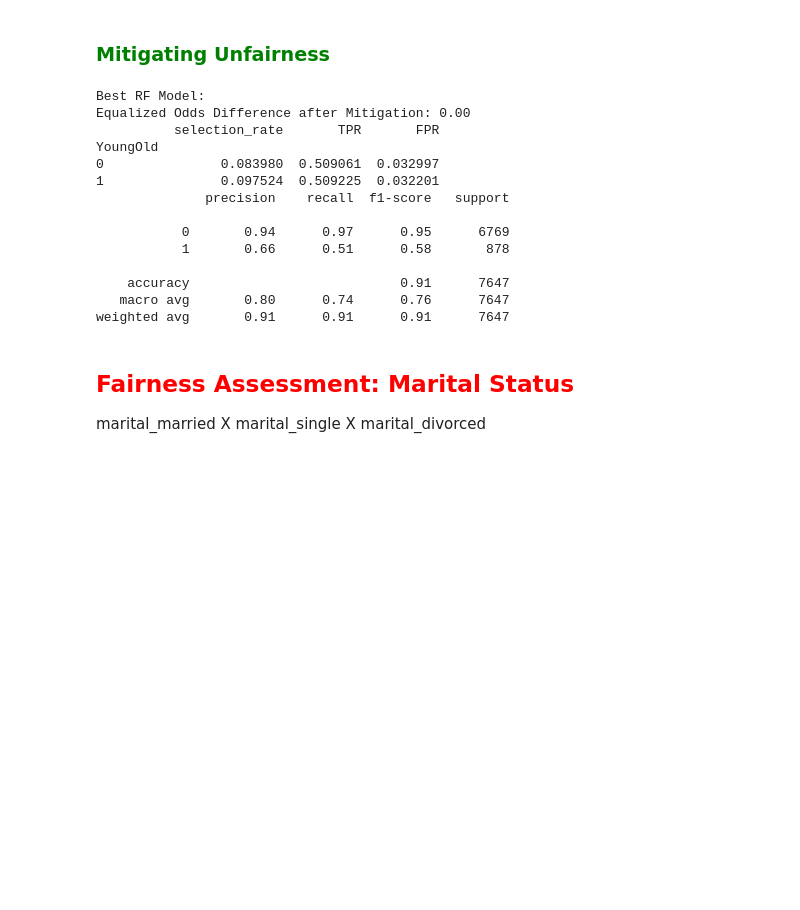
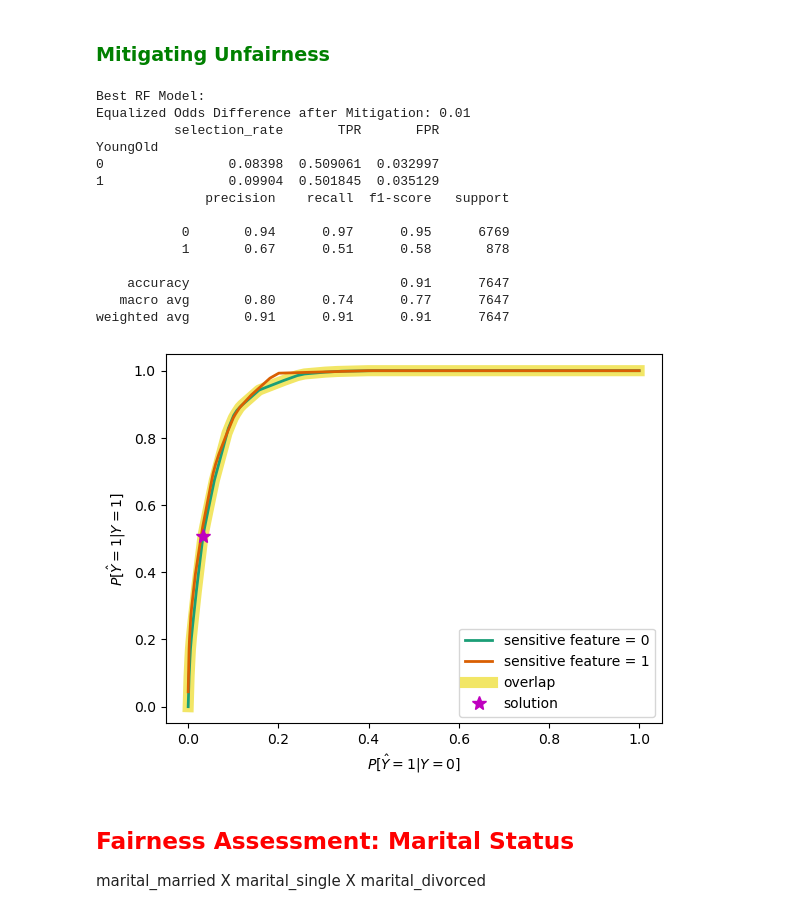
Before and after one commit to alibrizz/bdmn_exam_group3, a Jupyter notebook: Final Project_ MAIN.ipynb, the cells around one changed output. Cells and saved outputs as stored; diff of their text form; code cells hidden in the pictures; blank space fills up the shorter version.

```diff
--- a/Final Project_ MAIN.ipynb
+++ b/Final Project_ MAIN.ipynb
@@ -115,17 +108,6 @@ Text(0.5, 1.0, 'Correlation Heatmap')
 # %% [markdown]
 <h1>VISUALIZATION: Numerical variables</h1>
 # %%
-# FLUCTUATIONS OF 3 ECONOMIC FEATURES; STANDARDIZED
+# Palette
 pal = [ "#ff6600", "#0099ff", "#2BC344"]
 sns.set_palette(pal)
-
-bankdf["day"] = int(1)
-bankdf['date']=pd.to_datetime(bankdf[['year','month','day']])
-
-scaler = preprocessing.MinMaxScaler()
-dfp = pd.pivot_table(data=bankdf, index='date', values=["cons.price.idx", "emp.var.rate","cons.conf.idx"],
-                     aggfunc='first')
-
-dfp[:] = scaler.fit_transform(dfp)
-
-dfp.plot(figsize=(10, 4), ylabel='', xlabel='Date', rot=0) #with standardized data. looking at fluctuations over time
@@ -324,7 +289,6 @@ Furthermore, the same problem concerns the two features called: pdays and previo
 Last, we are dropping year because correlation is too high with the economic and social features (was created starting from those)
 # %%
 # High Correlation:
-
-bankdf = bankdf.drop(['emp.var.rate', 'pdays', 'month_name', 'date', 'day', 'year'], axis=1)
+bankdf = bankdf.drop(['emp.var.rate', 'pdays', 'month_name', 'year'], axis=1)
 # %%
 # Remove duplicates: from 38245 to 38232
@@ -1530,19 +1388,23 @@ best_rf_model_y_pred_mitigated = postprocessor.predict(X_test, sensitive_feature
 print(classification_report(y_test, best_rf_model_y_pred_mitigated))
 # %% [output]
 Best RF Model:
-Equalized Odds Difference after Mitigation: 0.00
+Equalized Odds Difference after Mitigation: 0.01
           selection_rate       TPR       FPR
 YoungOld
-0               0.083980  0.509061  0.032997
-1               0.097524  0.509225  0.032201
+0                0.08398  0.509061  0.032997
+1                0.09904  0.501845  0.035129
               precision    recall  f1-score   support
 
            0       0.94      0.97      0.95      6769
-           1       0.66      0.51      0.58       878
+           1       0.67      0.51      0.58       878
 
     accuracy                           0.91      7647
-   macro avg       0.80      0.74      0.76      7647
+   macro avg       0.80      0.74      0.77      7647
 weighted avg       0.91      0.91      0.91      7647
+# %%
+plot_threshold_optimizer(postprocessor, ax=None, show_plot=True)
+# %% [output]
+[figure, added]
 # %% [markdown]
 <h2 style="color:red;">Fairness Assessment: Marital Status </h2>
 marital_married X marital_single X marital_divorced
```
Also changed, not shown: parts of 48 cells of this notebook.
